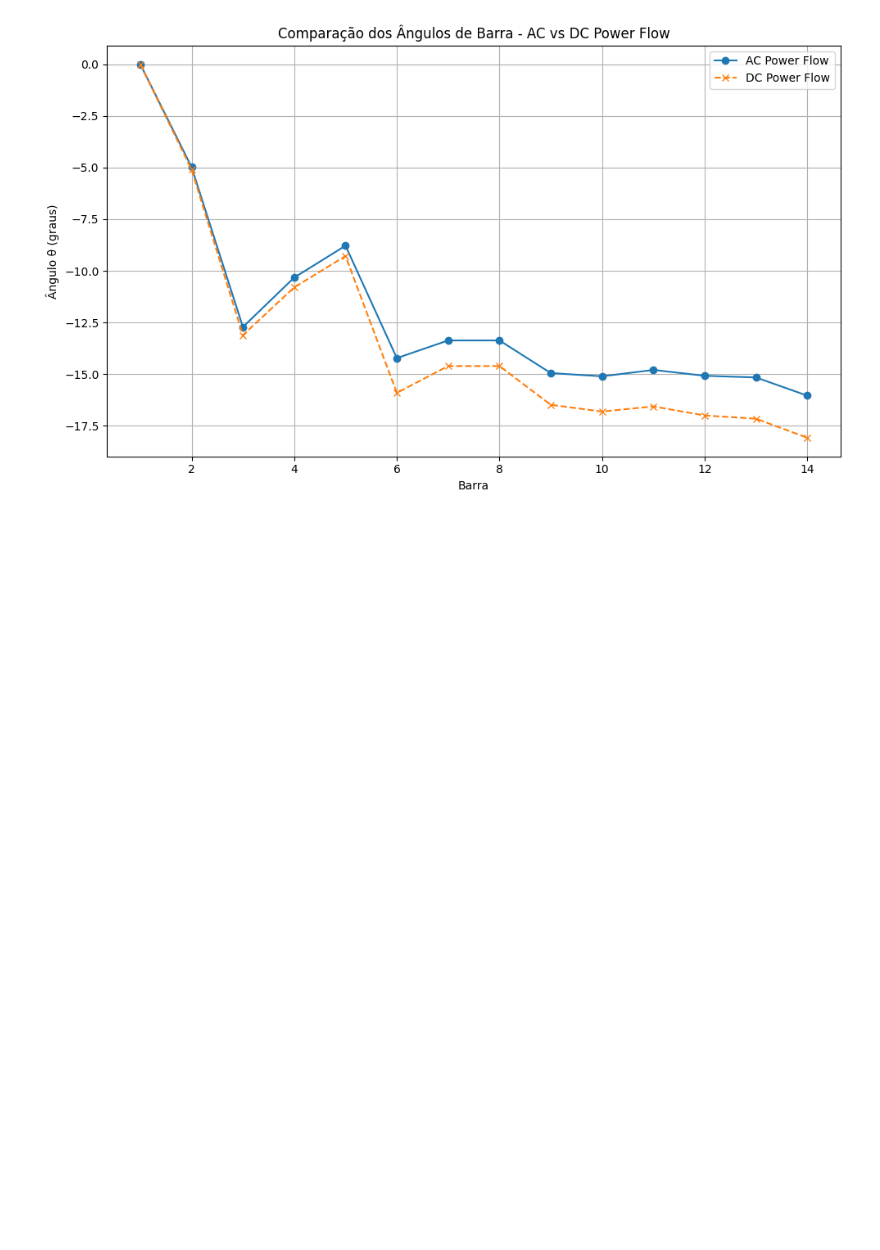
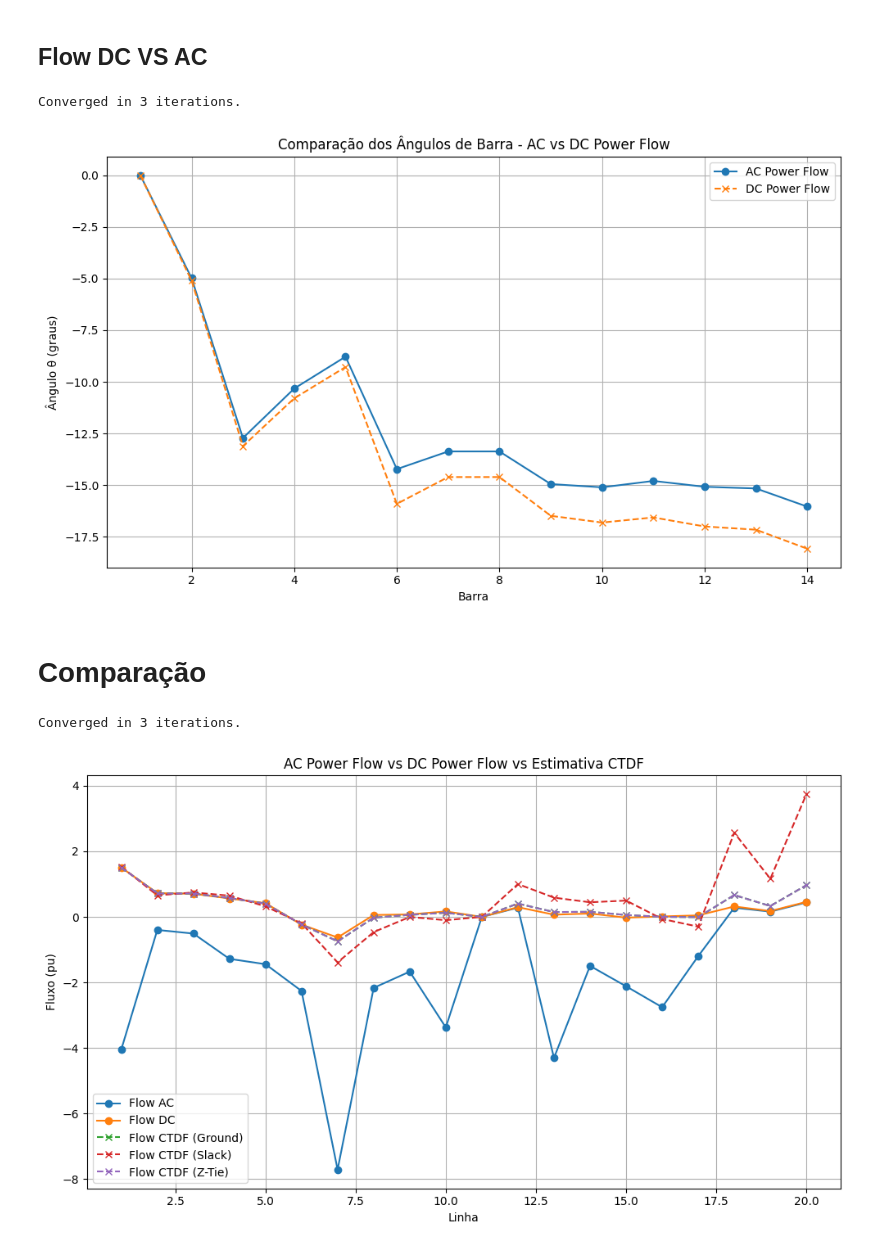
Before and after one commit to Gabriel-Halfeld-Limp/Power_Flow, a Jupyter notebook: main.ipynb, the cells around one changed output. Cells and saved outputs as stored; diff of their text form; code cells hidden in the pictures; blank space fills up the shorter version.

Commit message:
Comparação

```diff
--- a/main.ipynb
+++ b/main.ipynb
@@ -29,8 +6,0 @@ Converged in 3 iterations.
-# %%
-V = solver.V
-theta_ac = solver.theta
-
-print('-----------------Resultados:-----------------')
-for i in range(len(V)):
-    print(f'Barra {i+1}:')
-    print(f'V{i+1} = {V[i]:.3f} < {theta_ac[i]:.1f}°')
@@ -64,4 +7,18 @@ print(theta_dc)
+# %% [markdown]
+## Flow DC VS AC
 # %%
+caminho = 'pwf_systems/IEEE14.pwf'
+builder = PWF_Network_Builder(caminho)
+net = builder.build_network()
+solver = AC_PF(net)
+solver.solve(verbose=False)
+V = solver.V
+theta_ac = solver.theta
+
+solver_DC = DC_PF(net)
+theta_dc = solver_DC.solve()
+
+
 # Índice das barras (1, 2, 3, ...)
 barras = np.arange(1, len(theta_ac) + 1)
 
@@ -77,4 +34,62 @@ plt.legend()
 plt.tight_layout()
 plt.show()
 # %% [output]
+Converged in 3 iterations.
 [figure]
+# %% [markdown]
+# Comparação
+# %%
+caminho = 'pwf_systems/IEEE14.pwf'
+builder = PWF_Network_Builder(caminho)
+
+#Rede:
+net = builder.build_network()
+
+# Rede AC e DC:
+net_AC = copy.deepcopy(net)
+net_DC = copy.deepcopy(net)
+
+#Solvers para AC e DC Power Flow:
+solver_AC = AC_PF(net_AC)
+solver_DC = DC_PF(net_DC)
+
+# Resolvendo o fluxo de potência AC e DC:
+solver_AC.solve(verbose=False)
+solver_DC.solve()
+
+# Obtendo os fluxos de linha para AC e DC Power Flow:
+flow_AC = solver_AC.get_line_flows()
+flow_DC = solver_DC.get_line_flows()
+
+# Estimativa de fluxos de linha usando CTDF:
+P = [net.buses[i].p for i in range(len(net_DC.buses))]
+# CTDF com referencia ao terra:
+T = net_DC.CTDF()
+flow_CTDF_ground = T @ P
+# CTDF com referencia a barra slack:
+T = net_DC.CTDF(ref_bus=net_DC.buses[0])
+flow_CTDF_slack = T @ P
+# CTDF com impedância do laço de ligação:
+T = net_DC.CTDF(ref_bus=net_DC.buses[0], z_tie=1j)
+flow_CTDF_ztie = T @ P
+
+# Índice das barras (1, 2, 3, ...)
+linhas = np.arange(1, len(net_DC.lines) + 1)
+
+# Plotando
+plt.figure(figsize=(10, 6))
+plt.plot(linhas, flow_AC, marker='o', label='Flow AC')
+plt.plot(linhas, flow_DC, marker='o', label='Flow DC')
+plt.plot(linhas, flow_CTDF, marker='x', linestyle='--', label='Flow CTDF (Ground)')
+plt.plot(linhas, flow_CTDF_slack, marker='x', linestyle='--', label='Flow CTDF (Slack)')
+plt.plot(linhas, flow_CTDF_ztie, marker='x', linestyle='--', label='Flow CTDF (Z-Tie)')
+plt.xlabel('Linha')
+plt.ylabel('Fluxo (pu)')
+plt.title('AC Power Flow vs DC Power Flow vs Estimativa CTDF')
+plt.grid(True)
+plt.legend()
+plt.tight_layout()
+plt.show()
+# %% [output]
+Converged in 3 iterations.
+[figure, added]
```
Also changed, not shown: parts of 4 cells of this notebook.
